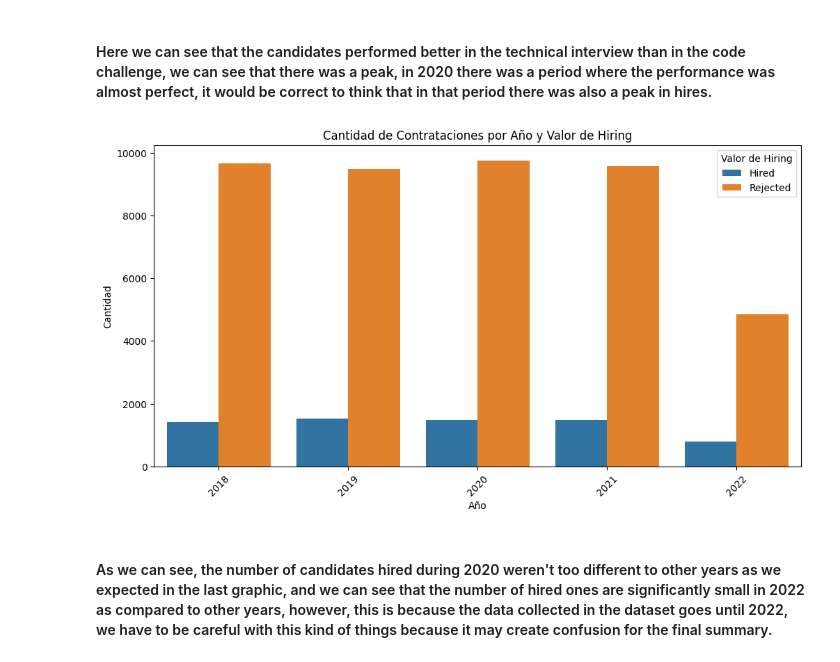
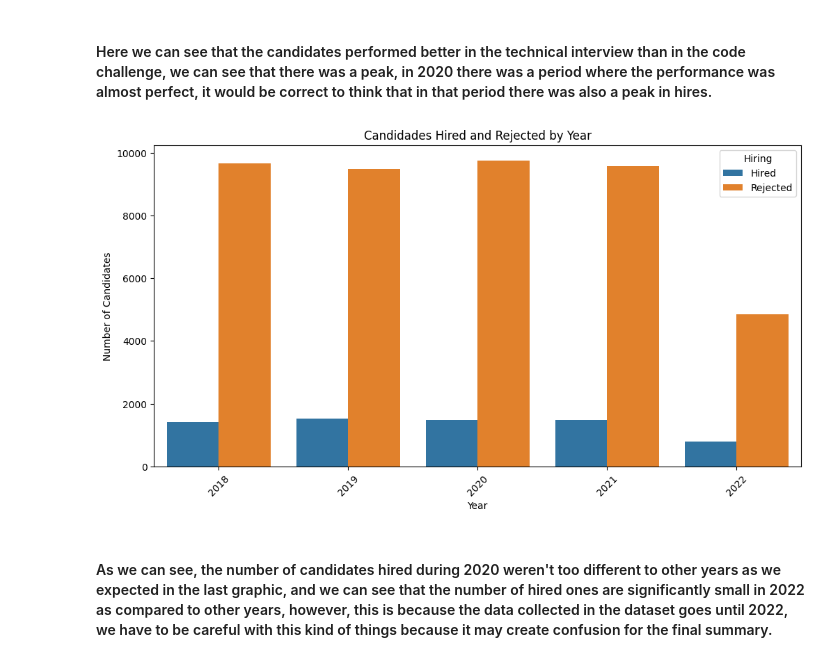
Before and after one commit to DaviMartinez0423/Workshop_ETL, a Jupyter notebook: notebooks/EDA.ipynb, the cells around one changed output. Saved outputs shown, nothing was run; the diff lists cells and outputs as text; code cells hidden in the pictures.

```diff
--- a/notebooks/EDA.ipynb
+++ b/notebooks/EDA.ipynb
@@ -154,19 +154,17 @@ plt.show()
 # %%
 df['Year'] = pd.to_datetime(df['Application Date']).dt.year
 
-# Agrupar los datos por año y por los valores únicos de 'Hiring', y luego contar las ocurrencias
 df_yearly_hiring_counts = df.groupby(['Year', 'Hiring']).size().reset_index(name='Count')
 
 # Crear el gráfico de barras
 plt.figure(figsize=(12, 6))
 sns.barplot(data=df_yearly_hiring_counts, x='Year', y='Count', hue='Hiring')
-plt.xlabel('Año')
-plt.ylabel('Cantidad')
-plt.title('Cantidad de Contrataciones por Año y Valor de Hiring')
+plt.xlabel('Year')
+plt.ylabel('Number of Candidates')
+plt.title('Candidades Hired and Rejected by Year')
 plt.xticks(rotation=45)
-plt.legend(title='Valor de Hiring')
 plt.show()
 # %% [output]
-[figure, old version]
+[figure, new version]
 # %% [markdown]
 #### As we can see, the number of candidates hired during 2020 weren't too different to other years as we expected in the last graphic, and we can see that the number of hired ones are significantly small in 2022 as compared to other years, however, this is because the data collected in the dataset goes until 2022, we have to be careful with this kind of things because it may create confusion for the final summary.
```
Also changed, not shown: 2 other files.
